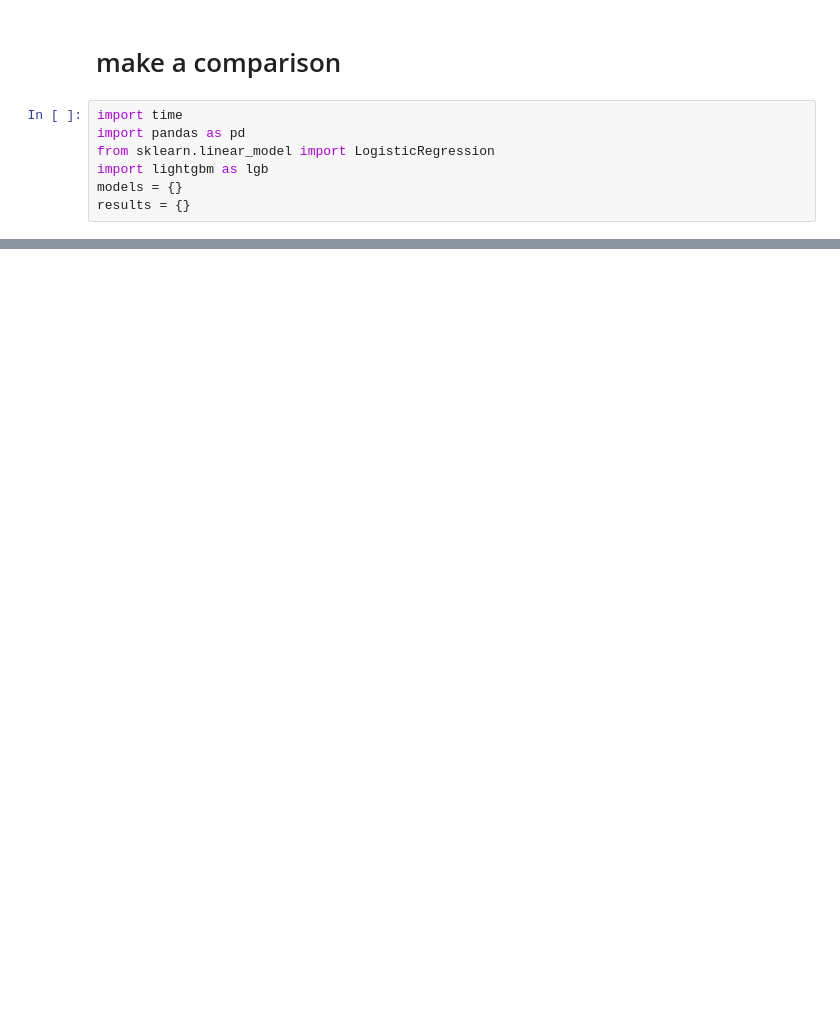
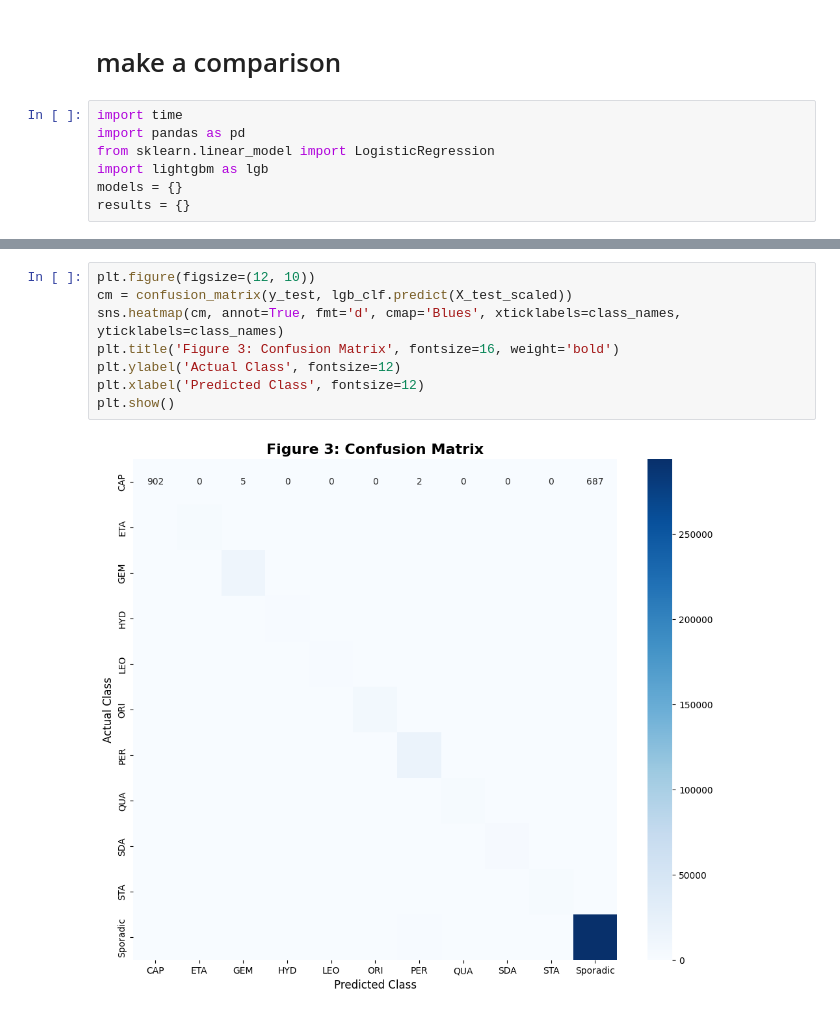
Before and after one commit to yuseiff/Real-time-Meteor-Parameter-Prediction-and-Classification, a Jupyter notebook: main.ipynb, the cells around one changed output, grey strips where cells are left out. Cells and saved outputs as stored; diff of their text form; blank space fills up the shorter version.

```diff
--- a/main.ipynb
+++ b/main.ipynb
@@ -495,0 +501,10 @@ print(results_df.sort_values(by='Accuracy', ascending=False))
+# %%
+plt.figure(figsize=(12, 10))
+cm = confusion_matrix(y_test, lgb_clf.predict(X_test_scaled))
+sns.heatmap(cm, annot=True, fmt='d', cmap='Blues', xticklabels=class_names, yticklabels=class_names)
+plt.title('Figure 3: Confusion Matrix', fontsize=16, weight='bold')
+plt.ylabel('Actual Class', fontsize=12)
+plt.xlabel('Predicted Class', fontsize=12)
+plt.show()
+# %% [output]
+[figure, added]
```
Also changed, not shown: parts of 11 cells of this notebook.
